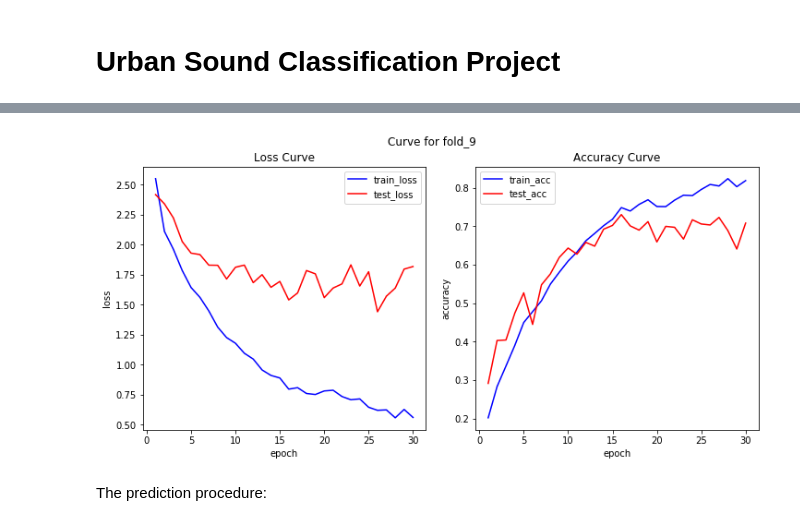
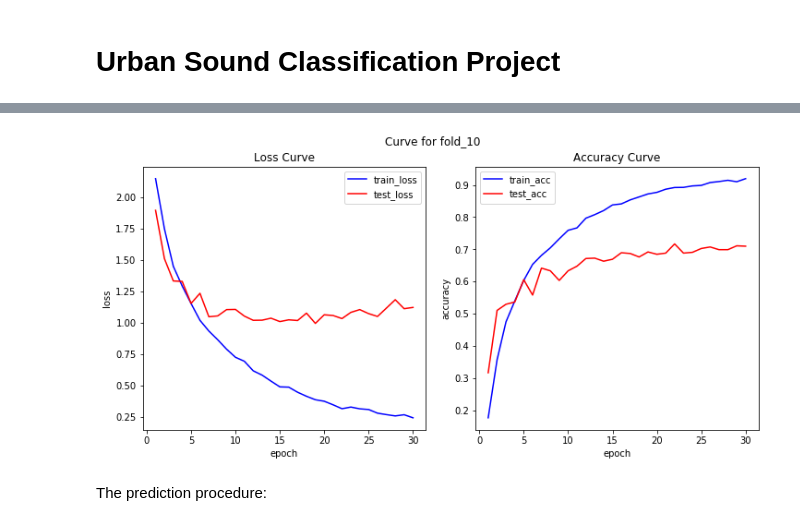
Before and after one commit to EsArtic/Sound_Classification, a Jupyter notebook: notebook/urban_sound_classification.ipynb, the cells around one changed output, grey strips where cells are left out. Cells and saved outputs as stored; diff of their text form; code cells hidden in the pictures.

```diff
--- a/notebook/urban_sound_classification.ipynb
+++ b/notebook/urban_sound_classification.ipynb
@@ -89,0 +208,22 @@ If using CNN model (implemented by keras), then the training procedure is as bel
+# %%
+def load_data(path):
+    data = []
+    aug_data = []
+    labels = []
+    aug_labels = []
+    h5_in = h5py.File(path, 'r')
+    for i in range(1, 11):
+        key = 'fold' + str(i)
+        curr_data = h5_in[key + '_data']
+        curr_aug_data = h5_in[key + '_aug_data']
+        label = h5_in[key + '_label']
+        aug_label = h5_in[key + '_aug_label']
+        print(key, 'raw_shape:', curr_data.shape, label.shape,
+            'aug_shape:', curr_aug_data.shape, aug_label.shape)
+        data.append(curr_data)
+        aug_data.append(curr_aug_data)
+        labels.append(label)
+        aug_labels.append(aug_label)
+    return data, aug_data, labels, aug_labels
+
+data, aug_data, labels, aug_labels = load_data('../data/extracted_data_param_norm.hdf5')
@@ -89,0 +243,16 @@ If using CNN model (implemented by keras), then the training procedure is as bel
+# %%
+def split_train_test(data, aug_data, labels, aug_labels, test_id):
+    train = []
+    val = []
+    for i in range(10):
+        if i == test_id:
+            for j in range(labels[i].shape[0]):
+                val.append((data[i][j], labels[i][j]))
+        else:
+            for j in range(labels[i].shape[0]):
+                train.append((data[i][j], labels[i][j]))
+            for j in range(aug_labels[i].shape[0]):
+                train.append((aug_data[i][j], aug_labels[i][j]))
+    return train, val
+
+train, val = split_train_test(data, aug_data, labels, aug_labels, 9)
@@ -227,8 +352,8 @@ Use 'log/train.log' to implement visualization:
 # %%
 import matplotlib.pyplot as plt
 
-SOURCE = '../log/train.log'
-FOLD = 9
+SOURCE = '../log/train_epoch_30.log'
+FOLD = 10
 
 def extract_values(path):
     log_file = open(path, 'r')
@@ -264,34 +389,34 @@ def main():
     train, test = extract_values(SOURCE)
     key = 'fold_' + str(FOLD)
     train_loss = train[key + '_loss']
     train_acc = train[key + '_acc']
     test_loss = test[key + '_loss']
     test_acc = test[key + '_acc']
     epoch = [elem for elem in range(1, len(train_loss) + 1)]
 
     fig, axs = plt.subplots(1, 2, figsize = (10, 5), constrained_layout = True)
     fig.suptitle('Curve for ' + key)
 
     axs[0].plot(epoch, train_loss, c = 'blue', label = 'train_loss')
     axs[0].plot(epoch, test_loss, c = 'red', label = 'test_loss')
     axs[0].set_title('Loss Curve')
     axs[0].set_ylabel('loss')
     axs[0].set_xlabel('epoch')
     axs[0].legend()
 
     axs[1].plot(epoch, train_acc, c = 'blue', label = 'train_acc')
     axs[1].plot(epoch, test_acc, c = 'red', label = 'test_acc')
     axs[1].set_title('Accuracy Curve')
     axs[1].set_ylabel('accuracy')
     axs[1].set_xlabel('epoch')
     axs[1].legend()
 
     plt.show()
 
 if __name__ == '__main__':
     main()
 # %% [output]
-[figure, old version]
+[figure, new version]
 # %% [markdown]
 The prediction procedure:
 # %%
```
Also changed, not shown: parts of 37 cells of this notebook.
